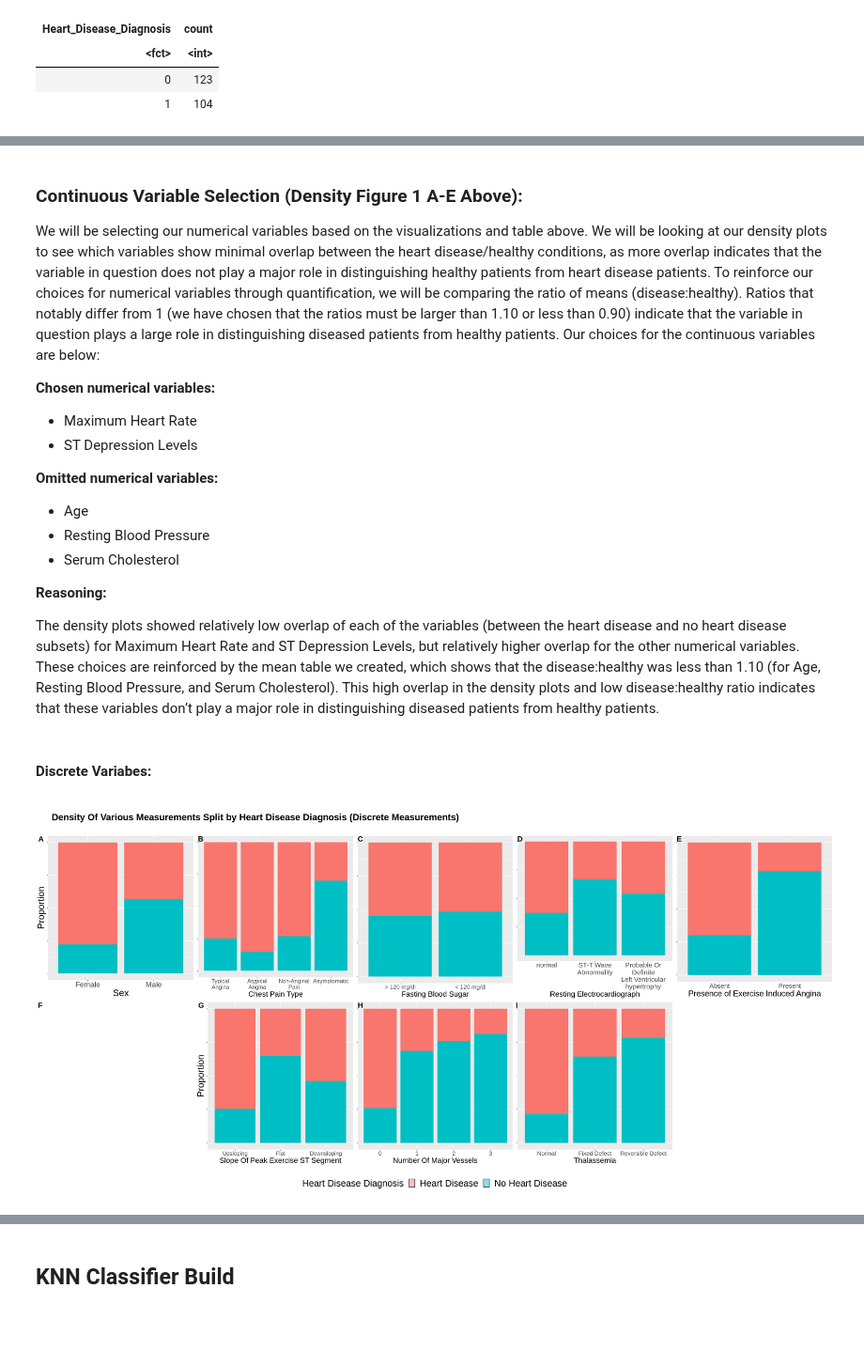
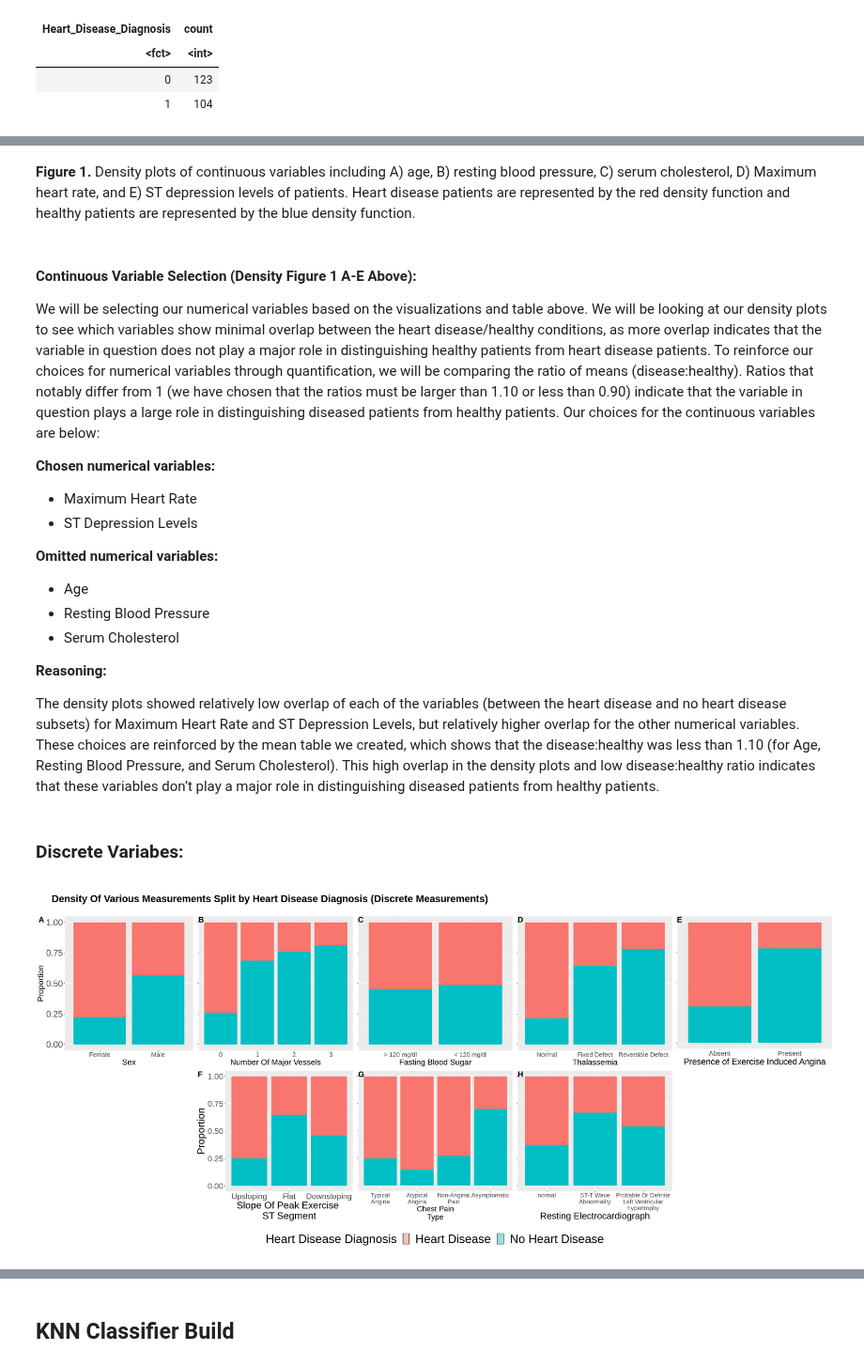
Before and after one commit to devr07/Project-DSCI100, a Jupyter notebook: projectpropsal.ipynb, the cells around one changed output, grey strips where cells are left out. Shown at 94% size. Cells and saved outputs as stored; diff of their text form; code cells hidden in the pictures; blank space fills up the shorter version.

```diff
--- a/projectpropsal.ipynb
+++ b/projectpropsal.ipynb
@@ -310,7 +321,7 @@ A tibble: 2 × 2
 # %%
 options(repr.plot.width=40, repr.plot.height=8)
 
-##CONTINOUS VARIABLES##
+##Numerical VARIABLES##
 
 ##AGE##
 
@@ -433,7 +444,7 @@ cont_grid <- plot_grid(heart_age_plot, heart_bp_plot, heart_chol_plot, heart_hr_
                        ncol = 5, labels = c('A', 'B', 'C', 'D', 'E'), label_size = 20)
 
 legend_bottom <- get_legend(heart_age_plot + guides(color = guide_legend(now=1)) +
-                            theme(legend.position = 'bottom', legend.text = element_text(size = 25), legend.title = element_text(size = 25)))
+                            theme(legend.position = 'bottom', legend.text = element_text(size = 30), legend.title = element_text(size = 30)))
 
 plot_grid(title, cont_grid, legend_bottom, ncol = 1, rel_heights = c(0.1, 1))
 # %% [output]
@@ -461,5 +472,7 @@ the `.groups` argument.
+# %% [markdown]
+**Figure 1.** Density plots of continuous variables including A) age, B) resting blood pressure, C) serum cholesterol, D) Maximum heart rate, and E) ST depression levels of patients. Heart disease patients are represented by the red density function and healthy patients are represented by the blue density function.
 # %% [markdown]
-### Continuous Variable Selection (Density Figure 1 A-E Above):
+#### Continuous Variable Selection (Density Figure 1 A-E Above):
 
 We will be selecting our numerical variables based on the visualizations and table above.  We will be looking at our density plots to see which variables show minimal overlap between the heart disease/healthy conditions, as more overlap indicates that the variable in question does not play a major role in distinguishing healthy patients from heart disease patients. To reinforce our choices for numerical variables through quantification, we will be comparing the ratio of means (disease:healthy). Ratios that notably differ from 1 (we have chosen that the ratios must be larger than 1.10 or less than 0.90) indicate that the variable in question plays a large role in distinguishing diseased patients from healthy patients. Our choices for the continuous variables are below:
 
@@ -476,25 +489,25 @@ We will be selecting our numerical variables based on the visualizations and tab
 
 The density plots showed relatively low overlap of each of the variables (between the heart disease and no heart disease subsets) for Maximum Heart Rate and ST Depression Levels, but relatively higher overlap for the other numerical variables. These choices are reinforced by the mean table we created, which shows that the disease:healthy was less than 1.10 (for Age, Resting Blood Pressure, and Serum Cholesterol). This high overlap in the density plots and low disease:healthy ratio indicates that these variables don’t play a major role in distinguishing diseased patients from healthy patients.
 # %% [markdown]
-#### Discrete Variabes:
+### Discrete Variabes:
 # %%
 ##DISCRETE VARIABLES##
-options(repr.plot.width=30, repr.plot.height=15)
+options(repr.plot.width=28, repr.plot.height=13)
 
 sex_plot <- training_data |>
    ggplot(aes(x = as.factor(Sex), fill = as_factor(Heart_Disease_Diagnosis))) +
    geom_bar(position = "fill") +
    labs(x = "Sex", y = "Proportion", fill = "Heart Disease Diagnosis") +
                  scale_x_discrete(labels = c('Female', 'Male')) +
-                 theme(text = element_text(size = 25), legend.position = 'none', axis.text.y = element_blank())
+                 theme(text = element_text(size = 20), legend.position = 'none', axis.text.y = element_text(size = 22))
 
 cp_type_plot <- training_data |>
    ggplot(aes(x = as.factor(Chest_Pain_Type), fill = as_factor(Heart_Disease_Diagnosis))) +
    geom_bar(position = "fill") +
-   labs(x = "Chest Pain Type",
+   labs(x = "Chest Pain\nType",
         y = NULL, fill = "Heart Disease Diagnosis") +
                  scale_x_discrete(labels = c('Typical\nAngina', 'Atypical\nAngina', 'Non-Anginal\nPain', 'Asymptomatic')) +
-                 theme(axis.title.x = element_text(size = 20), axis.text.x = element_text(size = 15), legend.position = 'none', axis.text.y = element_blank())
+                 theme(axis.title.x = element_text(size = 19), axis.text.x = element_text(size = 15), legend.position = 'none', axis.text.y = element_blank())
 
 fbs_plot <- training_data |>
    ggplot(aes(x = as.factor(Fasting_Blood_Sugar), fill = as_factor(Heart_Disease_Diagnosis))) +
@@ -509,8 +522,9 @@ restecg_plot <- training_data |>
    geom_bar(position = "fill") +
    labs(x = "Resting Electrocardiograph",
         y = NULL, fill = "Heart Disease Diagnosis") +
-                 scale_x_discrete(labels = c('normal', 'ST-T Wave\nAbnormality', 'Probable Or\nDefinite\nLeft Ventricular\nhypertrophy')) +
-                 theme(axis.text.x = element_text(size = 18), axis.title.x = element_text(size = 20), legend.position = 'none', axis.text.y = element_blank())
+                 scale_x_discrete(labels = c('normal', 'ST-T Wave\nAbnormality', 'Probable Or Definite\nLeft Ventricular\nhypertrophy')) +
+                 theme(axis.text.x = element_text(size = 15), axis.title.x = element_text(size = 23), legend.position = 'none',
+                       axis.text.y = element_blank())
 
 bar_plot9 <- training_data |>
    ggplot(aes(x = as_factor(Exercise_Induced_Angina), fill = as_factor(Heart_Disease_Diagnosis))) +
@@ -524,41 +538,41 @@ bar_plot9 <- training_data |>
 bar_plot11 <- training_data |>
    ggplot(aes(x = as_factor(Slope), fill = as_factor(Heart_Disease_Diagnosis))) +
    geom_bar(position = 'fill') +
-   xlab("Slope Of Peak Exercise ST Segment") +
+   xlab("Slope Of Peak Exercise \nST Segment") +
    ylab('Proportion') +
    labs(fill = "Heart Disease Diagnosis") +
                  scale_x_discrete(labels = c('Upsloping', 'Flat', 'Downsloping')) +
-                 theme(axis.title.x = element_text(size = 20), axis.title.y = element_text(size = 25), axis.text.x = element_text(size = 15),
-                       legend.position = 'none', axis.text.y = element_blank())
+                 theme(axis.title.x = element_text(size = 24.5), axis.title.y = element_text(size = 25.5), axis.text.x = element_text(size = 20),
+                       legend.position = 'none', axis.text.y = element_text(size = 20))
 
 bar_plot12 <- training_data |>
    filter(!is.na(Number_of_Major_Vessels)) |>
    ggplot(aes(x = as_factor(Number_of_Major_Vessels), fill = as_factor(Heart_Disease_Diagnosis))) +
    geom_bar(position = 'fill') +
    xlab("Number Of Major Vessels") +
    ylab(NULL) +
    labs(fill = "Heart Disease Diagnosis") +
                  theme(text = element_text(size = 20), legend.position = 'none', axis.text.y = element_blank())
 
 bar_plot13 <- training_data |>
    filter(!is.na(Thal)) |>
    ggplot(aes(x = as_factor(Thal), fill = as_factor(Heart_Disease_Diagnosis))) +
    geom_bar(position = 'fill') +
    xlab("Thalassemia") +
    ylab(NULL) +
                  scale_x_discrete(labels = c('Normal', 'Fixed Defect', 'Reversible Defect')) +
    labs(fill = "Heart Disease Diagnosis") +
                  theme(text = element_text(size = 20), legend.position = 'none', axis.text.y = element_blank())
 
-cont_grid1 <- plot_grid(sex_plot, cp_type_plot, fbs_plot, restecg_plot, bar_plot9, NULL, bar_plot11, bar_plot12, bar_plot13, NULL,
-                       labels = c('A', 'B', 'C', 'D', 'E', 'F', 'G', 'H', 'I'), label_size = 20,
+cont_grid1 <- plot_grid(sex_plot, bar_plot12, fbs_plot, bar_plot13, bar_plot9, NULL, bar_plot11, cp_type_plot, restecg_plot, NULL,
+                       labels = c('A', 'B', 'C', 'D', 'E', ' ', 'F', 'G', 'H'), label_size = 20,
                        ncol = 5)
 title1 <- ggdraw() +
          draw_label('Density Of Various Measurements Split by Heart Disease Diagnosis (Discrete Measurements)',
                    fontface = 'bold',
                    x = 0.02,
                    hjust = 0,
                    size = 25)
 plot_grid(title1, cont_grid1, legend_bottom, ncol = 1, rel_heights = c(0.1, 1))
 # %% [output]
-[figure, old version]
+[figure, new version]
```
Also changed, not shown: parts of 43 cells of this notebook.
